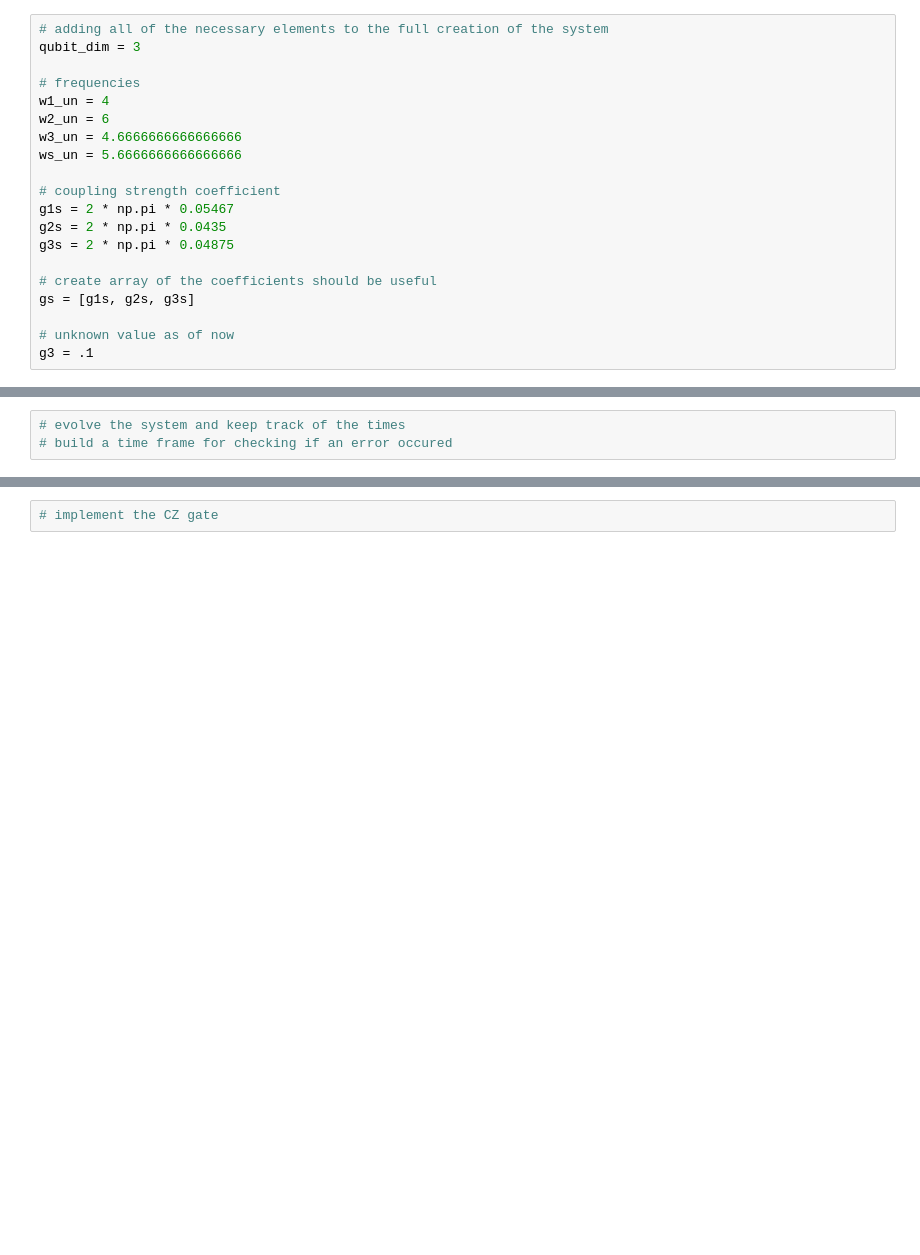
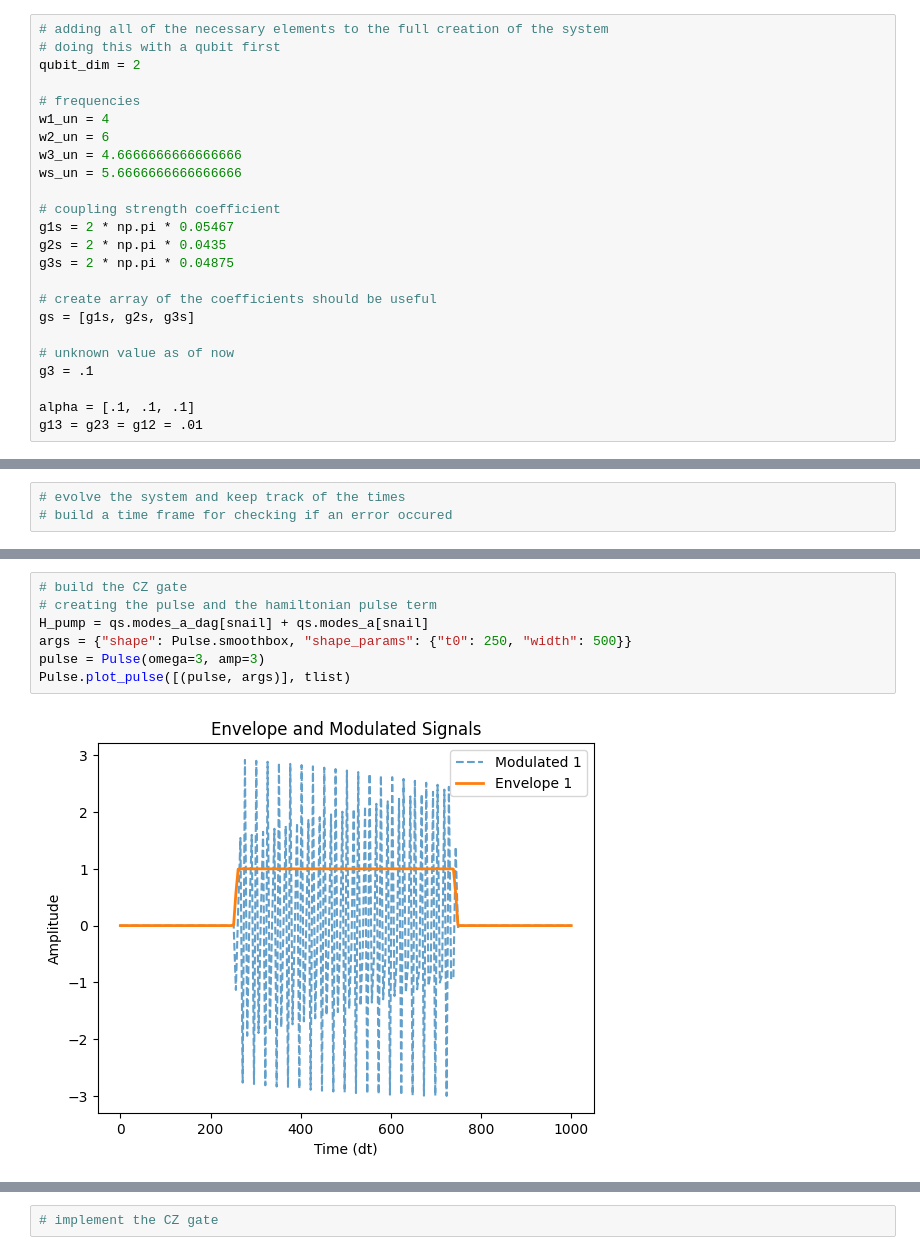
Before and after one commit to Pitt-JonesLab/quantum_logical, a Jupyter notebook: src/notebooks/error_correction/03_building_the_initial_state_with_3_wave_gate.ipynb, the cells around one changed output, grey strips where cells are left out. Saved outputs shown, nothing was run; the diff lists cells and outputs as text; blank space fills up the shorter version.

```diff
--- a/src/notebooks/error_correction/03_building_the_initial_state_with_3_wave_gate.ipynb
+++ b/src/notebooks/error_correction/03_building_the_initial_state_with_3_wave_gate.ipynb
@@ -17,6 +22,7 @@ p_bar = qt.ui.TextProgressBar()  # None
 # %%
 # adding all of the necessary elements to the full creation of the system
-qubit_dim = 3
+# doing this with a qubit first
+qubit_dim = 2
 
 # frequencies
 w1_un = 4
@@ -34,6 +40,9 @@ gs = [g1s, g2s, g3s]
 
 # unknown value as of now
 g3 = .1
+
+alpha = [.1, .1, .1]
+g13 = g23 = g12 = .01
 # %%
 # creating the qubits and the hilbert space
 qubit1 = QubitMode(
@@ -91,0 +128,9 @@ Quantum object: dims=[[3, 3, 3], [1, 1, 1]], shape=(27, 1), type='ket', dtype=De
+# %%
+# build the CZ gate
+# creating the pulse and the hamiltonian pulse term
+H_pump = qs.modes_a_dag[snail] + qs.modes_a[snail]
+args = {"shape": Pulse.smoothbox, "shape_params": {"t0": 250, "width": 500}}
+pulse = Pulse(omega=3, amp=3)
+Pulse.plot_pulse([(pulse, args)], tlist)
+# %% [output]
+[figure, added]
```
Also changed, not shown: parts of 14 cells of this notebook, 12 other files.
